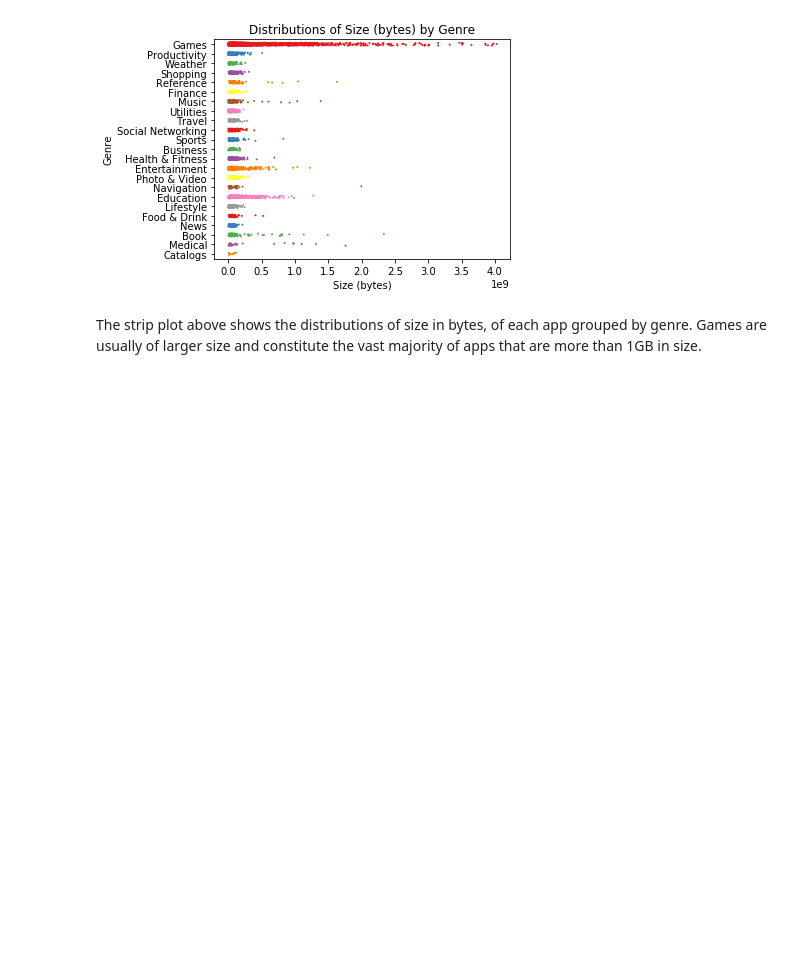
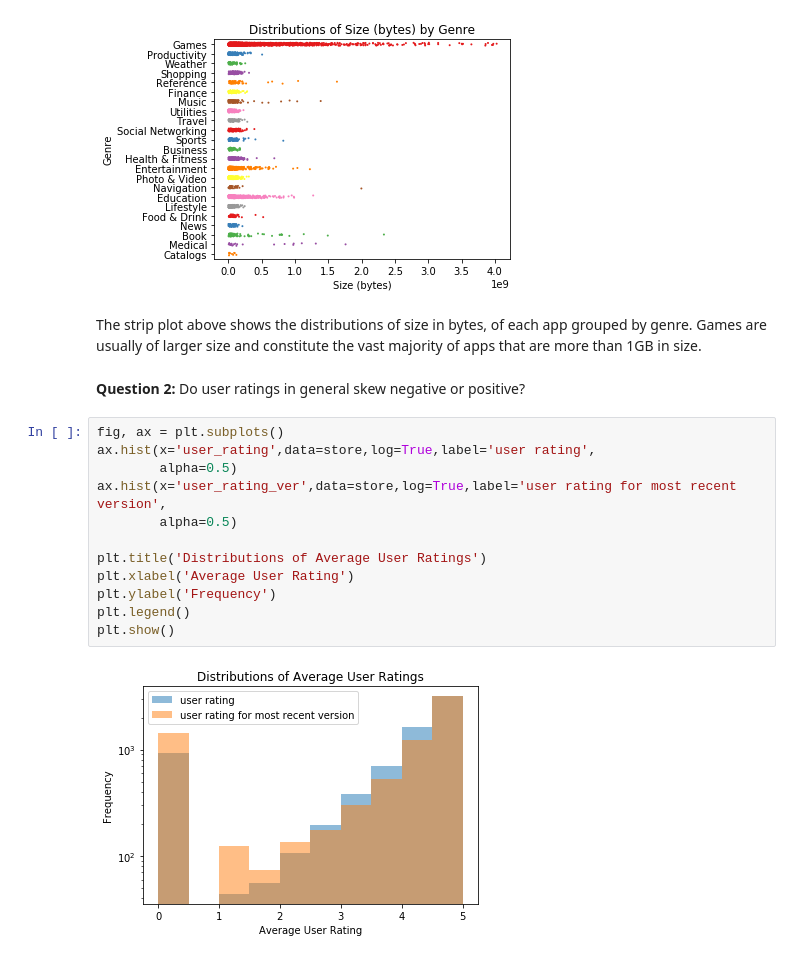
Before and after one commit to cgman64/apple-store-analysis, a Jupyter notebook: appStoreAnalysis.ipynb, the cells around one changed output. Saved outputs shown, nothing was run; the diff lists cells and outputs as text; blank space fills up the shorter version.

Commit message:
question 2,histogram

```diff
--- a/appStoreAnalysis.ipynb
+++ b/appStoreAnalysis.ipynb
@@ -216,3 +209,19 @@ plt.show()
 [figure]
 # %% [markdown]
 The strip plot above shows the distributions of size in bytes, of each app grouped by genre. Games are usually of larger size and constitute the vast majority of apps that are more than 1GB in size.
+# %% [markdown]
+**Question 2:** Do user ratings in general skew negative or positive?
+# %%
+fig, ax = plt.subplots()
+ax.hist(x='user_rating',data=store,log=True,label='user rating',
+        alpha=0.5)
+ax.hist(x='user_rating_ver',data=store,log=True,label='user rating for most recent version',
+        alpha=0.5)
+
+plt.title('Distributions of Average User Ratings')
+plt.xlabel('Average User Rating')
+plt.ylabel('Frequency')
+plt.legend()
+plt.show()
+# %% [output]
+[figure, added]
```
Also changed, not shown: parts of 4 cells of this notebook.
